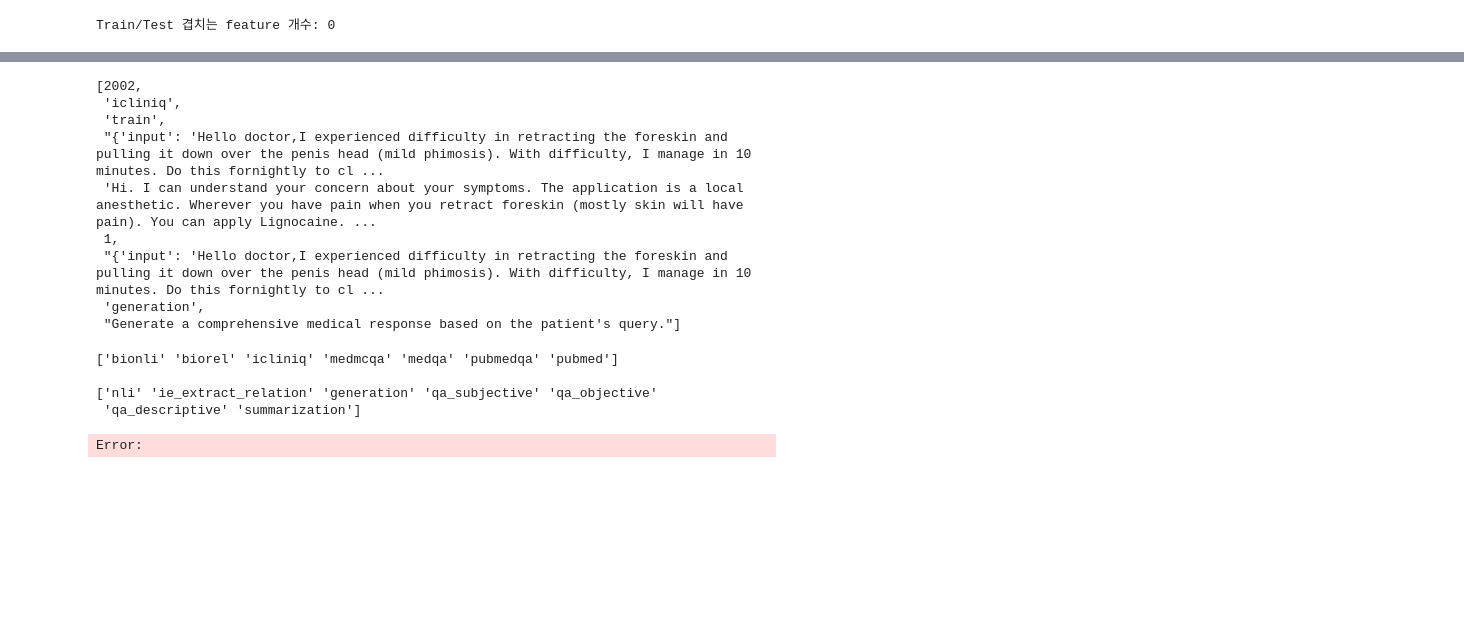
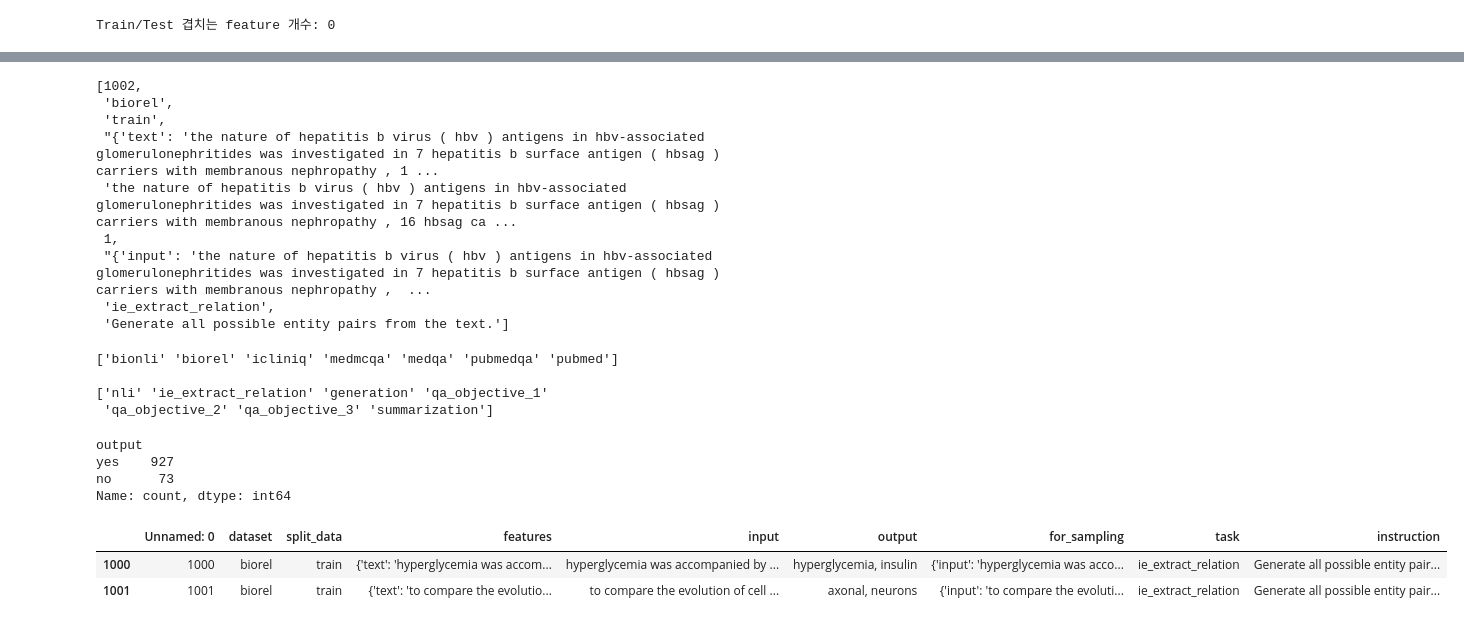
Before and after one commit to HwangIsAce/llm_for_diabetes, a Jupyter notebook: src/data/data1_diabetes/diabetes_dataset.ipynb, the cells around one changed output, grey strips where cells are left out. Cells and saved outputs as stored; diff of their text form; code cells hidden in the pictures; blank space fills up the shorter version.

Commit message:
refactor: Optimized code for better performance in data1

```diff
--- a/src/data/data1_diabetes/diabetes_dataset.ipynb
+++ b/src/data/data1_diabetes/diabetes_dataset.ipynb
@@ -725,10 +743,10 @@ for split, task in zip(biorel_splits, biorel_tasks):
 final_combined_train_sample.loc[final_combined_train_sample['dataset'] == 'icliniq', 'task'] = 'generation'
 
 # medmcqa
-final_combined_train_sample.loc[final_combined_train_sample['dataset'] == 'medmcqa', 'task'] = 'qa_subjective'
+final_combined_train_sample.loc[final_combined_train_sample['dataset'] == 'medmcqa', 'task'] = 'qa_objective_1'
 
 # medqa
-final_combined_train_sample.loc[final_combined_train_sample['dataset'] == 'medqa', 'task'] = 'qa_objective'
+final_combined_train_sample.loc[final_combined_train_sample['dataset'] == 'medqa', 'task'] = 'qa_objective_2'
 
 # pubmedqa
 pubmedqa_indices = final_combined_train_sample[final_combined_train_sample['dataset'] == 'pubmedqa'].index
@@ -737,7 +755,7 @@ pubmedqa_splits = np.array_split(pubmedqa_indices, 1)
 pubmedqa_tasks = [
     # 'qa_mesh_tagging',
     # 'qa_short_answer',
-    'qa_descriptive',
+    'qa_objective_3',
     # 'qa_complex_answer'
 ]
 
@@ -772,10 +790,10 @@ for split, task in zip(biorel_splits, biorel_tasks):
 final_combined_test_sample.loc[final_combined_test_sample['dataset'] == 'icliniq', 'task'] = 'generation'
 
 # medmcqa
-final_combined_test_sample.loc[final_combined_test_sample['dataset'] == 'medmcqa', 'task'] = 'qa_subjective'
+final_combined_test_sample.loc[final_combined_test_sample['dataset'] == 'medmcqa', 'task'] = 'qa_objective_1'
 
 # medqa
-final_combined_test_sample.loc[final_combined_test_sample['dataset'] == 'medqa', 'task'] = 'qa_objective'
+final_combined_test_sample.loc[final_combined_test_sample['dataset'] == 'medqa', 'task'] = 'qa_objective_2'
 
 # pubmedqa
 pubmedqa_indices = final_combined_test_sample[final_combined_test_sample['dataset'] == 'pubmedqa'].index
@@ -784,7 +802,7 @@ pubmedqa_splits = np.array_split(pubmedqa_indices, 1)
 pubmedqa_tasks = [
     # 'qa_mesh_tagging',
     # 'qa_short_answer',
-    'qa_descriptive',
+    'qa_objective_3',
     # 'qa_complex_answer'
 ]
 
@@ -809,7 +831,8 @@ instruction_mapping = {
         # "For the given premise and hypothesis, determine their logical relationship: entailment, contradiction, or neutral."
     ],
     'ie_extract_relation': [
-        "Predict the relationship between the given entities in the given sentence. "
+        "Generate all possible entity pairs from the text.",
+        # "Predict the relationship between the given entities in the given sentence. "
         # "Extract the relationship described between the given entities in the text.",
         # "Identify the type of relationship that connects the specified entities based on the provided text.",
         # "Determine the specific relationship mentioned between the entities in the text.",
@@ -840,7 +863,7 @@ instruction_mapping = {
         # "What advice or recommendations does the doctor provide in response to the patient's concerns?",
         # "What follow-up steps does the doctor suggest in their response?"
     ],
-    'qa_objective': [
+    'qa_objective_1': [
         "Select the most appropriate answer for the given medical question from the provided options.",
         # "Identify the correct answer to the medical question from the four given options.",
         # "Pick the correct choice for the given medical question based on the provided options.",
@@ -852,7 +875,7 @@ instruction_mapping = {
         # "Select the correct answer that corresponds to the given medical question.",
         # "Determine the appropriate choice for the medical question from the list of options."
     ],
-    'qa_subjective': [
+    'qa_objective_2': [
         "Select the most appropriate answer for the given medical question from the provided options."
     ],
     # 'qa_mesh_tagging': [
@@ -884,8 +907,9 @@ instruction_mapping = {
     #     "Analyze the context and identify whether the question should be answered with Yes, No, or Maybe.",
     #     "Based on the given data, decide if the answer to the question is Yes, No, or Maybe."
     # ],
-    'qa_descriptive': [
-        "Generate a detailed answer to the question using the provided context.",
+    'qa_objective_3': [
+        "Choose the correct anser (Yes, No, or Maybe) for the given question based on the proviced context."
+        # "Generate a detailed answer to the question using the provided context.",
         # "Create a comprehensive explanation for the question based on the given information.",
         # "Write a long and detailed response to the question using the context provided.",
         # "Using the context, provide an in-depth answer to the question with relevant details."
@@ -964,15 +933,15 @@ diabetes3 = add_input_to_for_sampling(diabetes2)
 # %%
-final_combined_train_sample[final_combined_train_sample['task']=='generation'].iloc[2].tolist()
+final_combined_train_sample[final_combined_train_sample['dataset']=='biorel'].iloc[2].tolist()
 # %% [output]
-[2002,
- 'icliniq',
+[1002,
+ 'biorel',
  'train',
- "{'input': 'Hello doctor,I experienced difficulty in retracting the foreskin and pulling it down over the penis head (mild phimosis). With difficulty, I manage in 10 minutes. Do this fornightly to cl ...
- 'Hi. I can understand your concern about your symptoms. The application is a local anesthetic. Wherever you have pain when you retract foreskin (mostly skin will have pain). You can apply Lignocaine. ...
+ "{'text': 'the nature of hepatitis b virus ( hbv ) antigens in hbv-associated glomerulonephritides was investigated in 7 hepatitis b surface antigen ( hbsag ) carriers with membranous nephropathy , 1 ...
+ 'the nature of hepatitis b virus ( hbv ) antigens in hbv-associated glomerulonephritides was investigated in 7 hepatitis b surface antigen ( hbsag ) carriers with membranous nephropathy , 16 hbsag ca ...
  1,
- "{'input': 'Hello doctor,I experienced difficulty in retracting the foreskin and pulling it down over the penis head (mild phimosis). With difficulty, I manage in 10 minutes. Do this fornightly to cl ...
- 'generation',
- "Generate a comprehensive medical response based on the patient's query."]
+ "{'input': 'the nature of hepatitis b virus ( hbv ) antigens in hbv-associated glomerulonephritides was investigated in 7 hepatitis b surface antigen ( hbsag ) carriers with membranous nephropathy ,  ...
+ 'ie_extract_relation',
+ 'Generate all possible entity pairs from the text.']
 # %%
 import ast
 
@@ -994,7 +963,10 @@ def generate_input_output(row):
         output_value = features.get('answer', None)
     elif row['dataset']=='biorel' and task=='ie_extract_relation':
         input_value = features.get('text', None)
-        output_value = features.get('relation', None)
+        h_value = features.get('h', {}).get('name', None)
+        t_value = features.get('t', {}).get('name', None)
+        output_value = f"{h_value}, {t_value}"
+        # output_value = features.get('relation', None)
     # elif row['dataset']=='biorel' and task=='ie_identify_relation_exist':
     #     input_value = features.get('text', '')
     #     output_value = 'YES' if features.get('relation') else 'NO'
@@ -1010,7 +982,7 @@ def generate_input_output(row):
     elif row['dataset']=='icliniq' and task=='generation':
         input_value = features.get('input', None)
         output_value = features.get('answer_icliniq', None)
-    elif row['dataset']=='medqa' and task=='qa_objective':
+    elif row['dataset']=='medqa' and task=='qa_objective_2':
         question = features.get('question', None)
         options = features.get('options', None)
         answer = features.get('answer', None)
@@ -1022,7 +994,7 @@ def generate_input_output(row):
         output_value = (
             f"{answer_idx}) {answer}"
         )
-    elif row['dataset']=='medmcqa' and task=='qa_subjective':
+    elif row['dataset']=='medmcqa' and task=='qa_objective_1':
         question = features.get('question', None)
         options = {
             'A': features.get('opa', '').strip(),
@@ -1079,16 +1051,17 @@ def generate_input_output(row):
     #         f"Context: {context}"
     #     )
     #     output_value = f"Answer: {short_answer}"
-    elif row['dataset']=='pubmedqa' and task=='qa_descriptive':
+    elif row['dataset']=='pubmedqa' and task=='qa_objective_3':
         question = features.get('QUESTION', '').strip()
         context = " ".join(features.get('CONTEXTS'))
-        long_answer = features.get('LONG_ANSWER', '').strip()
+        # answer = features.get('LONG_ANSWER', '').strip()
+        answer = features.get('final_decision', '').strip()
 
         input_value = (
             f"Question: {question} "
             f"Context: {context}"
         )
-        output_value = f"{long_answer}"
+        output_value = f"{answer}"
 
     elif row['dataset']=='pubmed' and task=='summarization':
         article = features.get('article', '').strip()
@@ -1112,8 +1085,21 @@ print(final_combined_train_sample['task'].unique())
 # %% [output]
 ['bionli' 'biorel' 'icliniq' 'medmcqa' 'medqa' 'pubmedqa' 'pubmed']
 
-['nli' 'ie_extract_relation' 'generation' 'qa_subjective' 'qa_objective'
- 'qa_descriptive' 'summarization']
+['nli' 'ie_extract_relation' 'generation' 'qa_objective_1'
+ 'qa_objective_2' 'qa_objective_3' 'summarization']
+# %%
+final_combined_train_sample[final_combined_train_sample['dataset']=='pubmedqa']['output'].value_counts()
+# %% [output]
+output
+yes    927
+no      73
+Name: count, dtype: int64
+# %%
+final_combined_train_sample[final_combined_train_sample['dataset']=='biorel'].head(2)
+# %% [output]
+|  | Unnamed: 0 | dataset | split_data | features | input | output | for_sampling | task | instruction |
+| 1000 | 1000 | biorel | train | {'text': 'hyperglycemia was accom... | hyperglycemia was accompanied by ... | hyperglycemia, insulin | {'input': 'hyperglycemia was acco... | ie_extract_relation | Generate all possible entity pair... |
+| 1001 | 1001 | biorel | train | {'text': 'to compare the evolutio... | to compare the evolution of cell ... | axonal, neurons | {'input': 'to compare the evoluti... | ie_extract_relation | Generate all possible entity pair... |
 # %%
 import pandas as pd
 
@@ -1121,5 +1107,3 @@ final_df = pd.concat([final_combined_train_sample, final_combined_test_sample])
 # %%
 final_combined_train_sample.to_json("/data/jaesung/llm_for_diabetes/src/data/data1_diabetes/train_instruction_dataset.json", orient="columns", indent=4)
 final_combined_test_sample.to_json("/data/jaesung/llm_for_diabetes/src/data/data1_diabetes/test_instruction_dataset.json", orient="columns", indent=4)
-# %% [output]
-Error:
```
Also changed, not shown: parts of 5 cells of this notebook.
